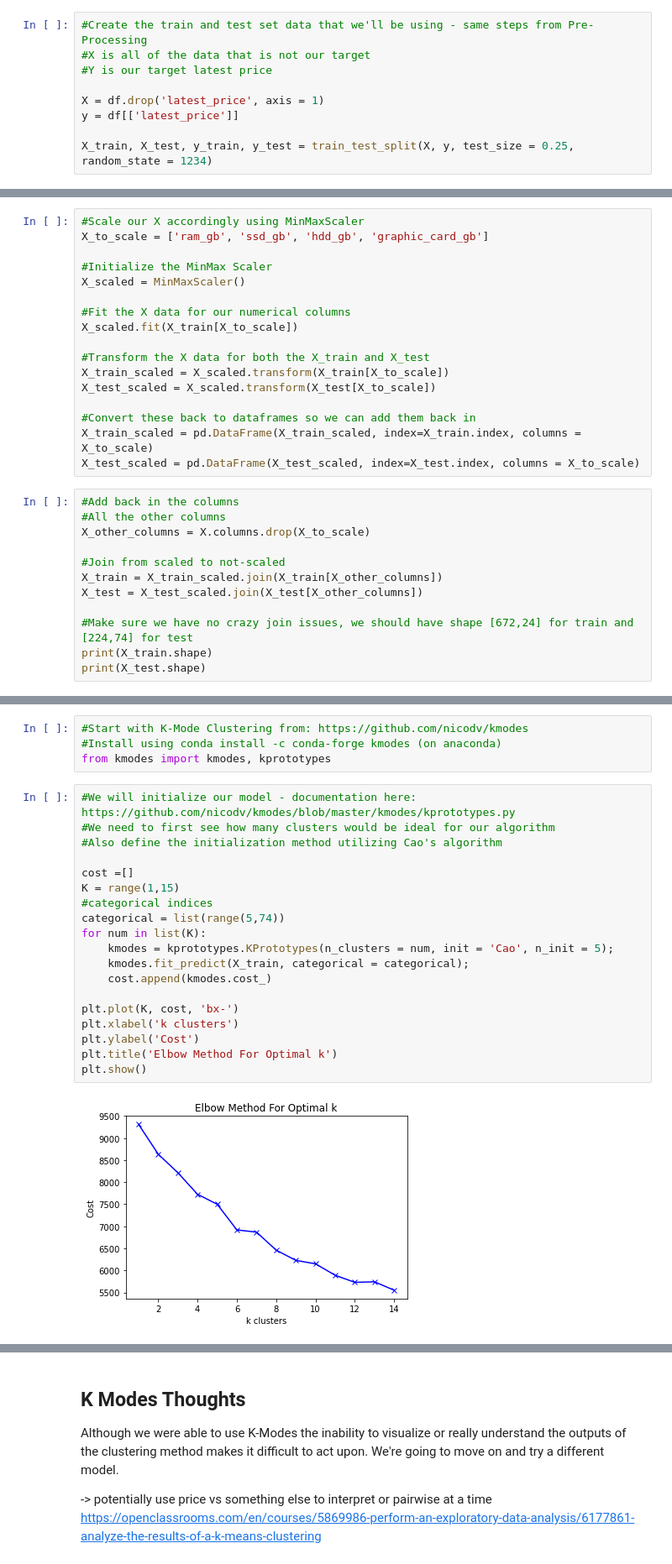
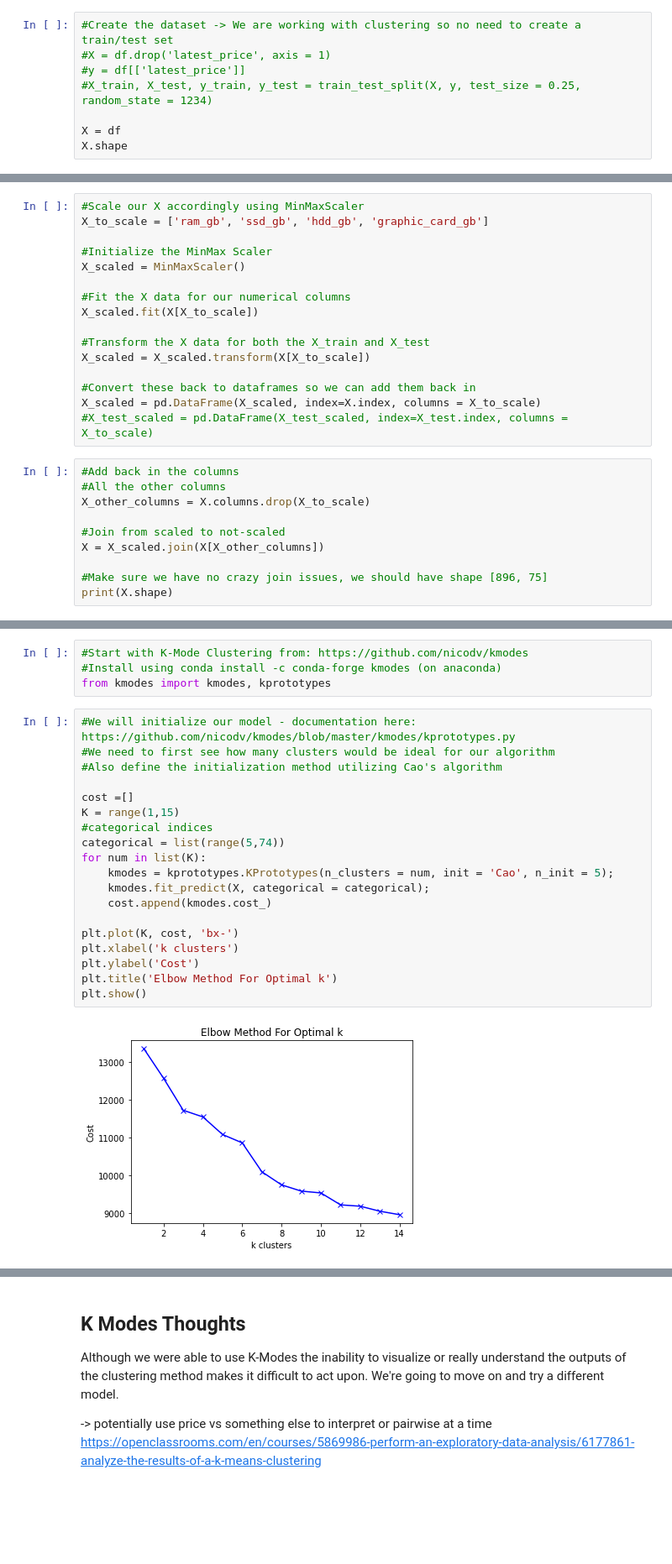
Before and after one commit to lutimoth/LaptopPriceModeling, a Jupyter notebook: notebooks/Laptop Pricing Modeling.ipynb, the cells around one changed output, grey strips where cells are left out. Shown at 84% size. Saved outputs shown, nothing was run; the diff lists cells and outputs as text; blank space fills up the shorter version.

```diff
--- a/notebooks/Laptop Pricing Modeling.ipynb
+++ b/notebooks/Laptop Pricing Modeling.ipynb
@@ -33,11 +33,10 @@ df.head()
 | 4 | 4 | 256 | 0 | 0 | 15.6 | 324.87 | 1 | 0 | ... |
 5 rows × 75 columns
 # %%
-#Create the train and test set data that we'll be using - same steps from Pre-Processing
-#X is all of the data that is not our target
-#Y is our target latest price
+#Create the dataset -> We are working with clustering so no need to create a train/test set
+#X = df.drop('latest_price', axis = 1)
+#y = df[['latest_price']]
+#X_train, X_test, y_train, y_test = train_test_split(X, y, test_size = 0.25, random_state = 1234)
 
-X = df.drop('latest_price', axis = 1)
-y = df[['latest_price']]
-
-X_train, X_test, y_train, y_test = train_test_split(X, y, test_size = 0.25, random_state = 1234)
+X = df
+X.shape
@@ -65,25 +50,22 @@ X_to_scale = ['ram_gb', 'ssd_gb', 'hdd_gb', 'graphic_card_gb']
 X_scaled = MinMaxScaler()
 
 #Fit the X data for our numerical columns
-X_scaled.fit(X_train[X_to_scale])
+X_scaled.fit(X[X_to_scale])
 
 #Transform the X data for both the X_train and X_test
-X_train_scaled = X_scaled.transform(X_train[X_to_scale])
-X_test_scaled = X_scaled.transform(X_test[X_to_scale])
+X_scaled = X_scaled.transform(X[X_to_scale])
 
 #Convert these back to dataframes so we can add them back in
-X_train_scaled = pd.DataFrame(X_train_scaled, index=X_train.index, columns = X_to_scale)
-X_test_scaled = pd.DataFrame(X_test_scaled, index=X_test.index, columns = X_to_scale)
+X_scaled = pd.DataFrame(X_scaled, index=X.index, columns = X_to_scale)
+#X_test_scaled = pd.DataFrame(X_test_scaled, index=X_test.index, columns = X_to_scale)
 # %%
 #Add back in the columns
 #All the other columns
 X_other_columns = X.columns.drop(X_to_scale)
 
 #Join from scaled to not-scaled
-X_train = X_train_scaled.join(X_train[X_other_columns])
-X_test = X_test_scaled.join(X_test[X_other_columns])
+X = X_scaled.join(X[X_other_columns])
 
-#Make sure we have no crazy join issues, we should have shape [672,24] for train and [224,74] for test
-print(X_train.shape)
-print(X_test.shape)
+#Make sure we have no crazy join issues, we should have shape [896, 75]
+print(X.shape)
 # %% [output]
@@ -96,24 +77,24 @@ from kmodes import kmodes, kprototypes
 # %%
 #We will initialize our model - documentation here: https://github.com/nicodv/kmodes/blob/master/kmodes/kprototypes.py
 #We need to first see how many clusters would be ideal for our algorithm
 #Also define the initialization method utilizing Cao's algorithm
 
 cost =[]
 K = range(1,15)
 #categorical indices
 categorical = list(range(5,74))
 for num in list(K):
     kmodes = kprototypes.KPrototypes(n_clusters = num, init = 'Cao', n_init = 5);
-    kmodes.fit_predict(X_train, categorical = categorical);
+    kmodes.fit_predict(X, categorical = categorical);
     cost.append(kmodes.cost_)
 
 plt.plot(K, cost, 'bx-')
 plt.xlabel('k clusters')
 plt.ylabel('Cost')
 plt.title('Elbow Method For Optimal k')
 plt.show()
 # %% [output]
-[figure, old version]
+[figure, new version]
 # %%
 #It seems that 11 clusters is the ideal grouping for our data
 kmodes = kprototypes.KPrototypes(n_clusters = 11, init = 'Cao', n_init = 5);
```
Also changed, not shown: parts of 11 cells of this notebook.
